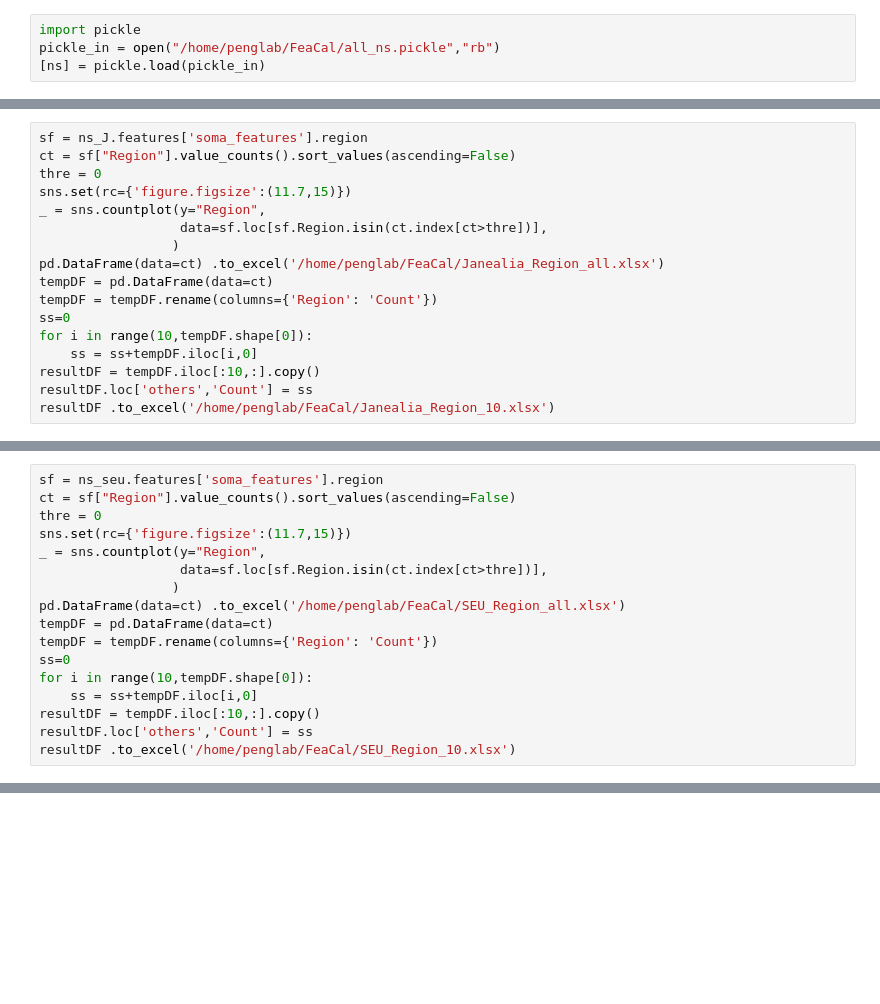
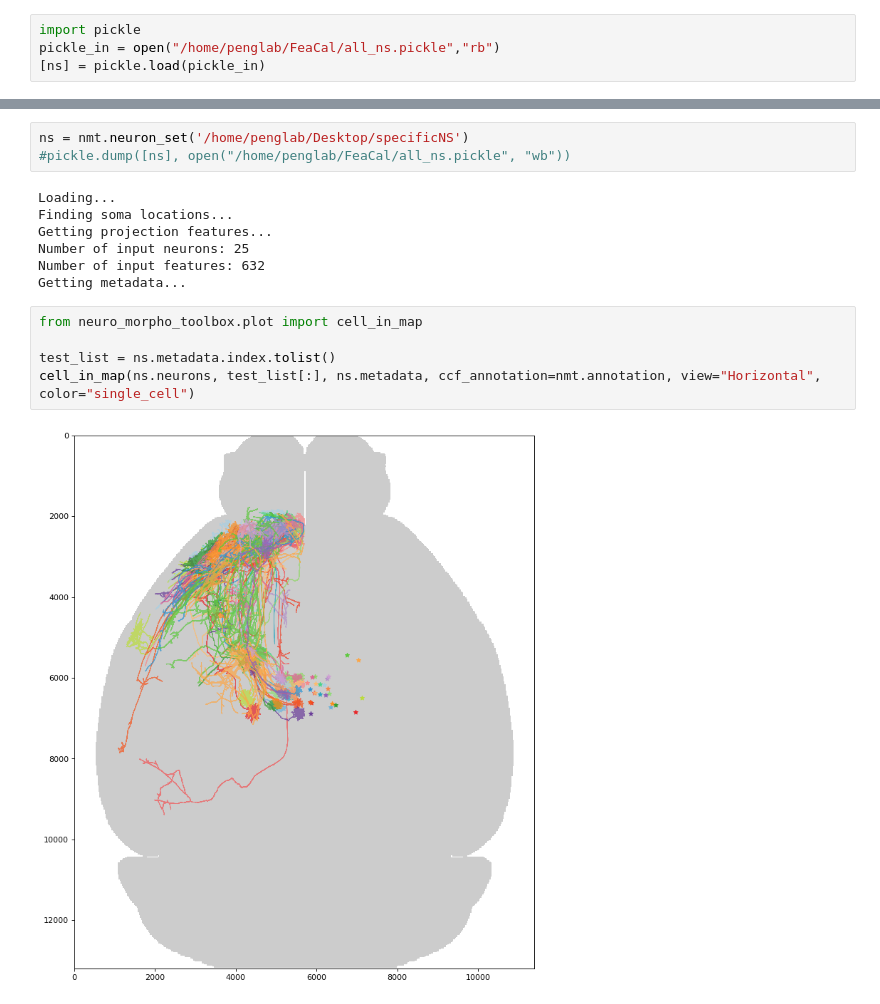
Before and after one commit to zijun-zhao/NMTcode, a Jupyter notebook: Xie's code/Xie18Oct.ipynb, the cells around one changed output, grey strips where cells are left out. Drawn from its saved outputs; the diff is of its cells as text; blank space fills up the shorter version.

Commit message:
plot tri-view graph for giving list, also flip is performed

```diff
--- a/Xie's code/Xie18Oct.ipynb
+++ b/Xie's code/Xie18Oct.ipynb
@@ -159,17 +18,0 @@ ns_seu.features['soma_features'].raw_data .to_excel('/home/penglab/FeaCal/SEU_so
-# %%
-sf = ns_J.features['soma_features'].region
-ct = sf["Region"].value_counts().sort_values(ascending=False)
-thre = 0
-sns.set(rc={'figure.figsize':(11.7,15)})
-_ = sns.countplot(y="Region",
-                  data=sf.loc[sf.Region.isin(ct.index[ct>thre])],
-                 )
-pd.DataFrame(data=ct) .to_excel('/home/penglab/FeaCal/Janealia_Region_all.xlsx')
-tempDF = pd.DataFrame(data=ct)
-tempDF = tempDF.rename(columns={'Region': 'Count'})
-ss=0
-for i in range(10,tempDF.shape[0]):
-    ss = ss+tempDF.iloc[i,0]
-resultDF = tempDF.iloc[:10,:].copy()
-resultDF.loc['others','Count'] = ss
-resultDF .to_excel('/home/penglab/FeaCal/Janealia_Region_10.xlsx')
@@ -197,17 +18,0 @@ Top ten regions of Janelia:
-# %%
-sf = ns_seu.features['soma_features'].region
-ct = sf["Region"].value_counts().sort_values(ascending=False)
-thre = 0
-sns.set(rc={'figure.figsize':(11.7,15)})
-_ = sns.countplot(y="Region",
-                  data=sf.loc[sf.Region.isin(ct.index[ct>thre])],
-                 )
-pd.DataFrame(data=ct) .to_excel('/home/penglab/FeaCal/SEU_Region_all.xlsx')
-tempDF = pd.DataFrame(data=ct)
-tempDF = tempDF.rename(columns={'Region': 'Count'})
-ss=0
-for i in range(10,tempDF.shape[0]):
-    ss = ss+tempDF.iloc[i,0]
-resultDF = tempDF.iloc[:10,:].copy()
-resultDF.loc['others','Count'] = ss
-resultDF .to_excel('/home/penglab/FeaCal/SEU_Region_10.xlsx')
@@ -291,0 +74,17 @@ regionlistDF
+# %%
+ns = nmt.neuron_set('/home/penglab/Desktop/specificNS')
+#pickle.dump([ns], open("/home/penglab/FeaCal/all_ns.pickle", "wb"))
+# %% [output]
+Loading...
+Finding soma locations...
+Getting projection features...
+Number of input neurons: 25
+Number of input features: 632
+Getting metadata...
+# %%
+from neuro_morpho_toolbox.plot import cell_in_map
+
+test_list = ns.metadata.index.tolist()
+cell_in_map(ns.neurons, test_list[:], ns.metadata, ccf_annotation=nmt.annotation, view="Horizontal", color="single_cell")
+# %% [output]
+[figure, added]
```
Also changed, not shown: parts of 28 cells of this notebook.
